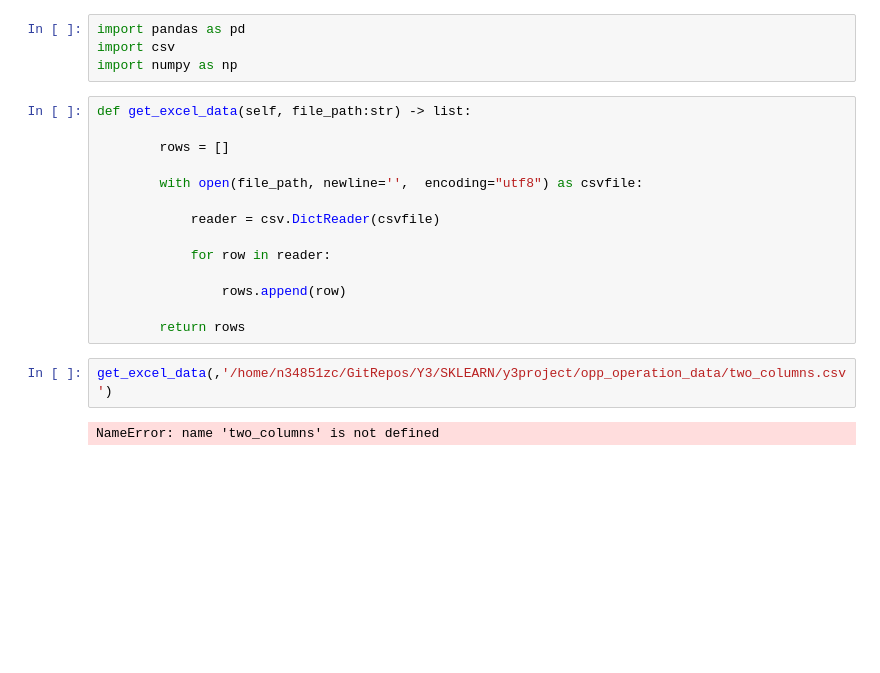
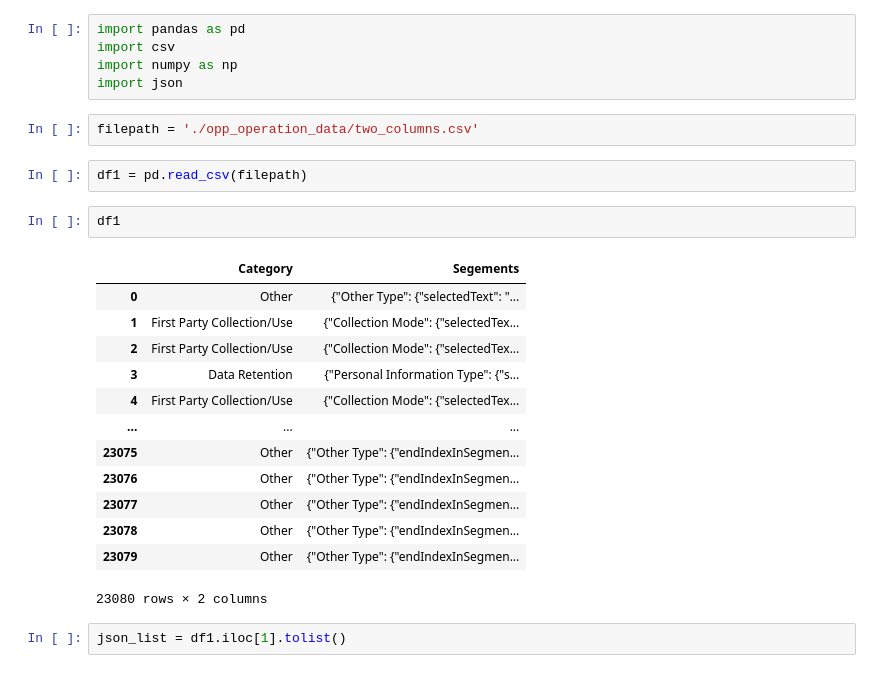
Before and after one commit to noobChengAK/SKLEARN, a Jupyter notebook: y3project/operation_two_columns_csv.ipynb, the cells around one changed output. Saved outputs shown, nothing was run; the diff lists cells and outputs as text; blank space fills up the shorter version.

Commit message:
Updata the operation_two_columns.csv file
finish the import of the two_column.csv file and loads the json file

```diff
--- a/y3project/operation_two_columns_csv.ipynb
+++ b/y3project/operation_two_columns_csv.ipynb
@@ -2,21 +2,26 @@
 import pandas as pd
 import csv
 import numpy as np
+import json
+# %%
+filepath = './opp_operation_data/two_columns.csv'
 # %%
-def get_excel_data(self, file_path:str) -> list:
-
-        rows = []
-
-        with open(file_path, newline='',  encoding="utf8") as csvfile:
-
-            reader = csv.DictReader(csvfile)
-
-            for row in reader:
-
-                rows.append(row)
-
-        return rows
+df1 = pd.read_csv(filepath)
 # %%
-get_excel_data(,'/home/n34851zc/GitRepos/Y3/SKLEARN/y3project/opp_operation_data/two_columns.csv')
+df1
 # %% [output]
+|  | Category | Segements |
+| 0 | Other | {"Other Type": {"selectedText": "... |
+| 1 | First Party Collection/Use | {"Collection Mode": {"selectedTex... |
+| 2 | First Party Collection/Use | {"Collection Mode": {"selectedTex... |
+| 3 | Data Retention | {"Personal Information Type": {"s... |
+| 4 | First Party Collection/Use | {"Collection Mode": {"selectedTex... |
+| ... | ... | ... |
+| 23075 | Other | {"Other Type": {"endIndexInSegmen... |
+| 23076 | Other | {"Other Type": {"endIndexInSegmen... |
+| 23077 | Other | {"Other Type": {"endIndexInSegmen... |
+| 23078 | Other | {"Other Type": {"endIndexInSegmen... |
+| 23079 | Other | {"Other Type": {"endIndexInSegmen... |
-NameError: name 'two_columns' is not defined
+23080 rows × 2 columns
+# %%
+json_list = df1.iloc[1].tolist()
```
Also changed, not shown: parts of 3 cells of this notebook, 2 other files.
